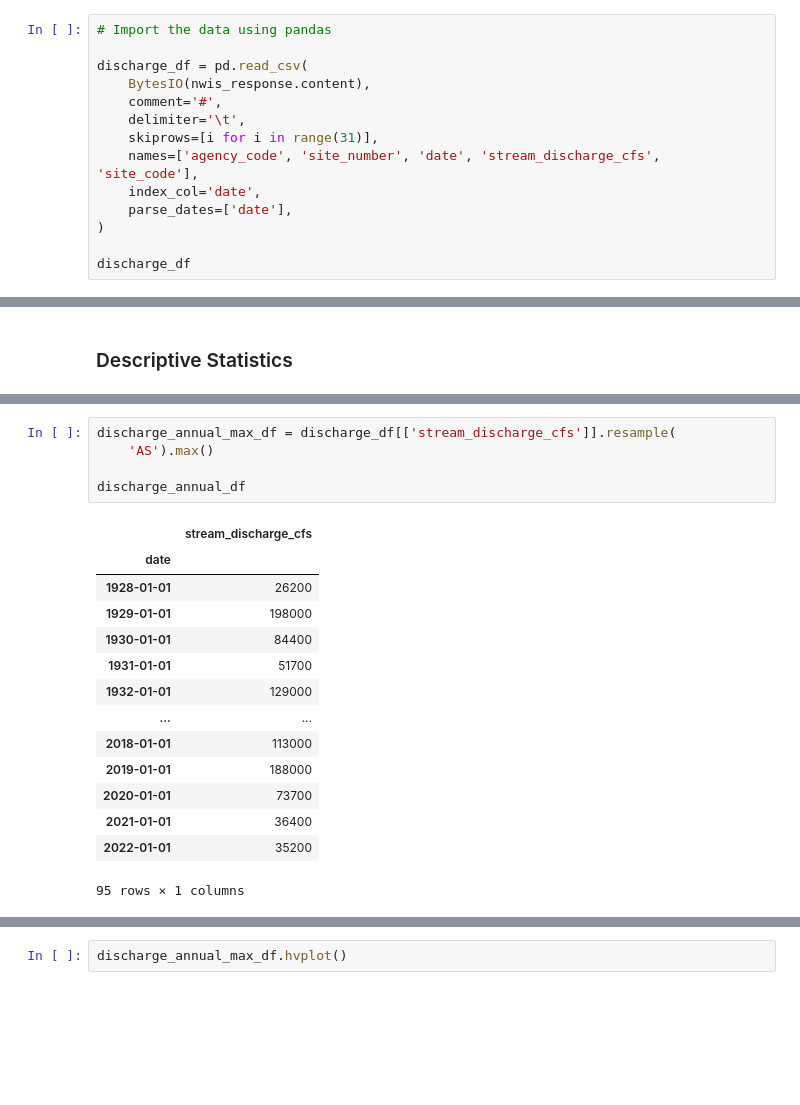
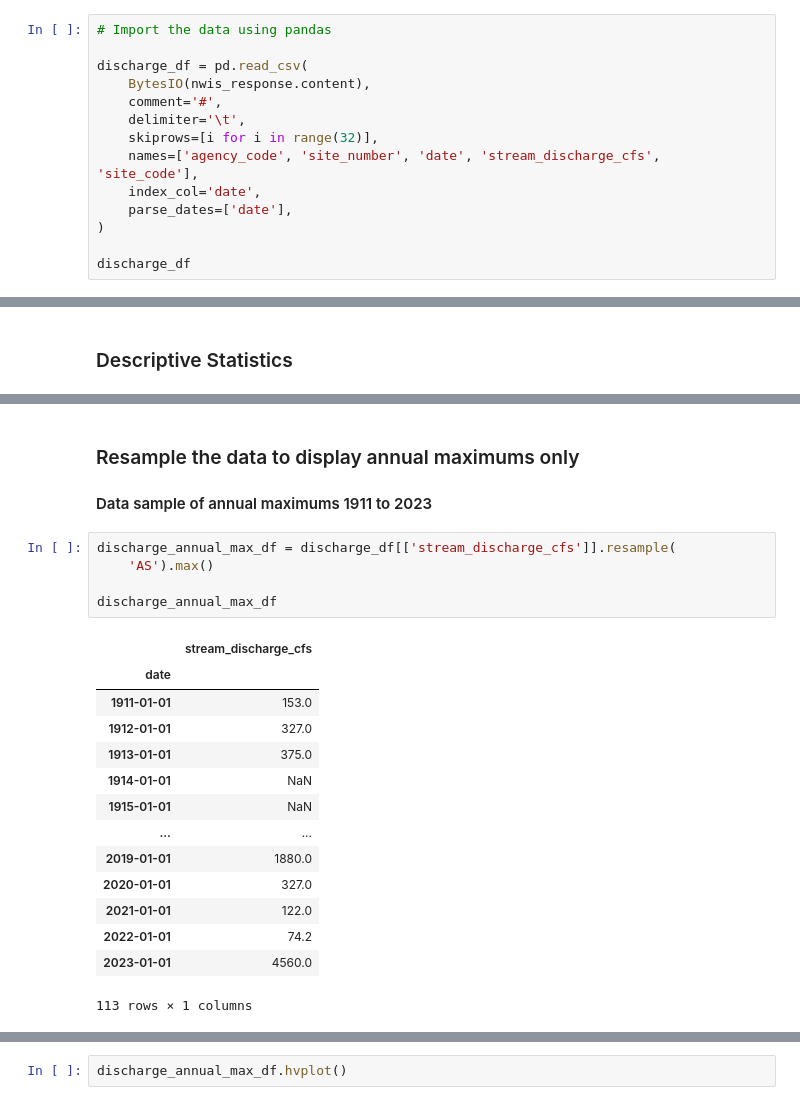
Before and after one commit to JKinsler/jkinsler.github.io, a Jupyter notebook: notebooks/time-series-data-kern-river.ipynb, the cells around one changed output, grey strips where cells are left out. Saved outputs shown, nothing was run; the diff lists cells and outputs as text; blank space fills up the shorter version.

```diff
--- a/notebooks/time-series-data-kernville.ipynb
+++ b/notebooks/time-series-data-kern-river.ipynb
@@ -151,7 +149,7 @@ discharge_df = pd.read_csv(
     BytesIO(nwis_response.content),
     comment='#',
     delimiter='\t',
-    skiprows=[i for i in range(31)],
+    skiprows=[i for i in range(32)],
     names=['agency_code', 'site_number', 'date', 'stream_discharge_cfs', 'site_code'],
     index_col='date',
     parse_dates=['date'],
@@ -274,20 +263,23 @@ dataframe[['column_name']]
+# %% [markdown]
+### Resample the data to display annual maximums only
+#### Data sample of annual maximums 1911 to 2023
 # %%
 discharge_annual_max_df = discharge_df[['stream_discharge_cfs']].resample(
     'AS').max()
 
-discharge_annual_df
+discharge_annual_max_df
 # %% [output]
 |  | stream_discharge_cfs |
 | date |  |
-| 1928-01-01 | 26200 |
-| 1929-01-01 | 198000 |
-| 1930-01-01 | 84400 |
-| 1931-01-01 | 51700 |
-| 1932-01-01 | 129000 |
+| 1911-01-01 | 153.0 |
+| 1912-01-01 | 327.0 |
+| 1913-01-01 | 375.0 |
+| 1914-01-01 | NaN |
+| 1915-01-01 | NaN |
 | ... | ... |
-| 2018-01-01 | 113000 |
-| 2019-01-01 | 188000 |
-| 2020-01-01 | 73700 |
-| 2021-01-01 | 36400 |
-| 2022-01-01 | 35200 |
+| 2019-01-01 | 1880.0 |
+| 2020-01-01 | 327.0 |
+| 2021-01-01 | 122.0 |
+| 2022-01-01 | 74.2 |
+| 2023-01-01 | 4560.0 |
-95 rows × 1 columns
+113 rows × 1 columns
```
Also changed, not shown: parts of 24 cells of this notebook, 2 other files.
